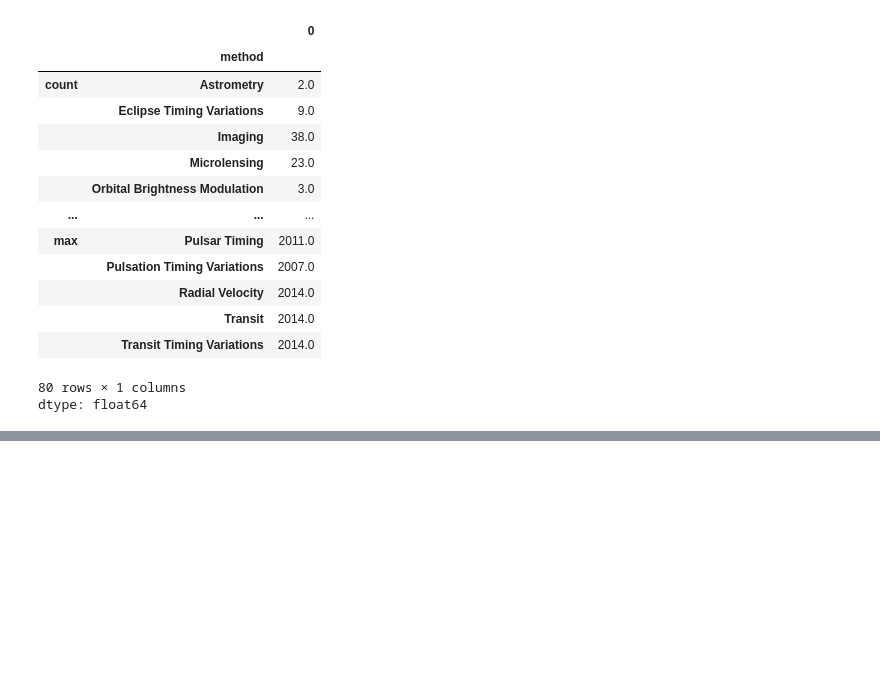
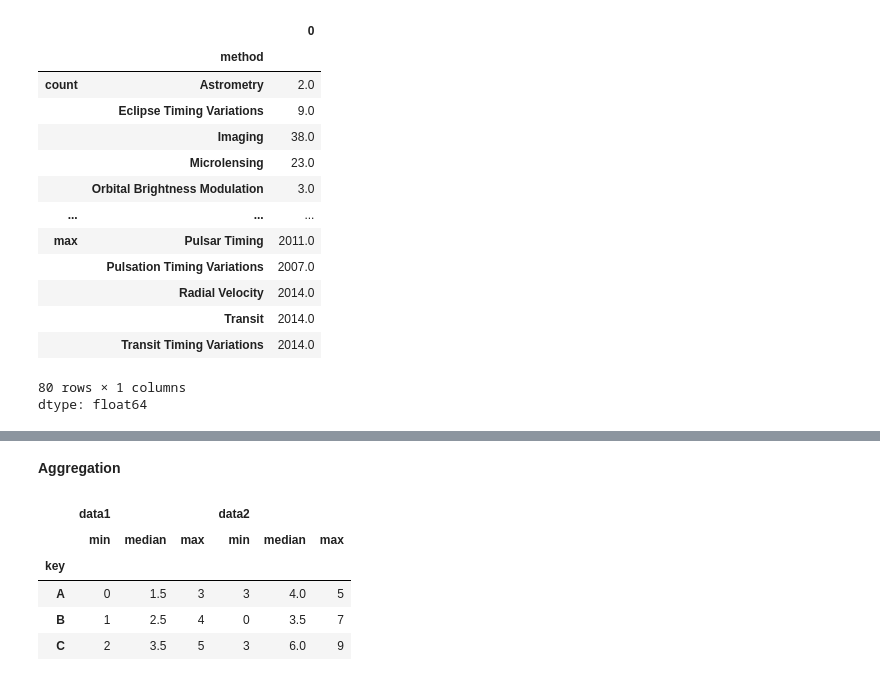
Before and after one commit to Saifullah785/python-data-science-handbook-notes, a Jupyter notebook: 03_08_Aggregation_and_Grouping.ipynb, the cells around one changed output, grey strips where cells are left out. Cells and saved outputs as stored; diff of their text form; code cells hidden in the pictures; blank space fills up the shorter version.

```diff
--- a/03_08_Aggregation_and_Grouping.ipynb
+++ b/03_08_Aggregation_and_Grouping.ipynb
@@ -237,0 +240,13 @@ dtype: float64
+# %%
+import numpy as np
+import pandas as pd
+# Create a random number generator with a seed for reproducibility
+rng = np.random.RandomState(0)
+
+# Create a pandas DataFrame with a 'key' column, 'data1' column, and 'data2' column
+df = pd.DataFrame({'key': ['A','B','C','A','B','C'],
+                   'data1': range(6),
+                   'data2': rng.randint(0,10,6)},
+                   columns = ['key','data1','data2'])
+# Display the DataFrame
+df
@@ -237,0 +261,12 @@ dtype: float64
+# %% [markdown]
+**Aggregation**
+# %%
+# Group the DataFrame by the 'key' column and apply multiple aggregation functions ('min', 'median', 'max') to the grouped data
+df.groupby('key').aggregate(['min', np.median, max])
+# %% [output]
+|  | data1 |  |  | data2 |  |  |
+|  | min | median | max | min | median | max |
+| key |  |  |  |  |  |  |
+| A | 0 | 1.5 | 3 | 3 | 4.0 | 5 |
+| B | 1 | 2.5 | 4 | 0 | 3.5 | 7 |
+| C | 2 | 3.5 | 5 | 3 | 6.0 | 9 |
```
Also changed, not shown: parts of 20 cells of this notebook.
